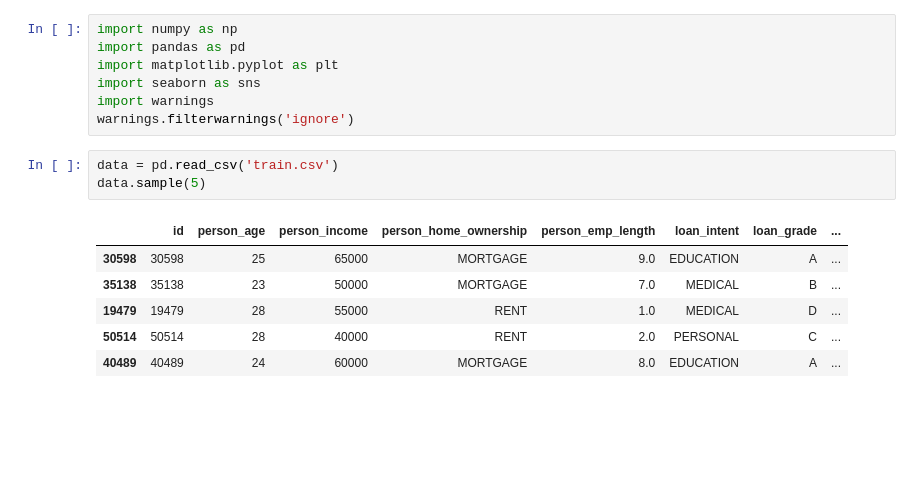
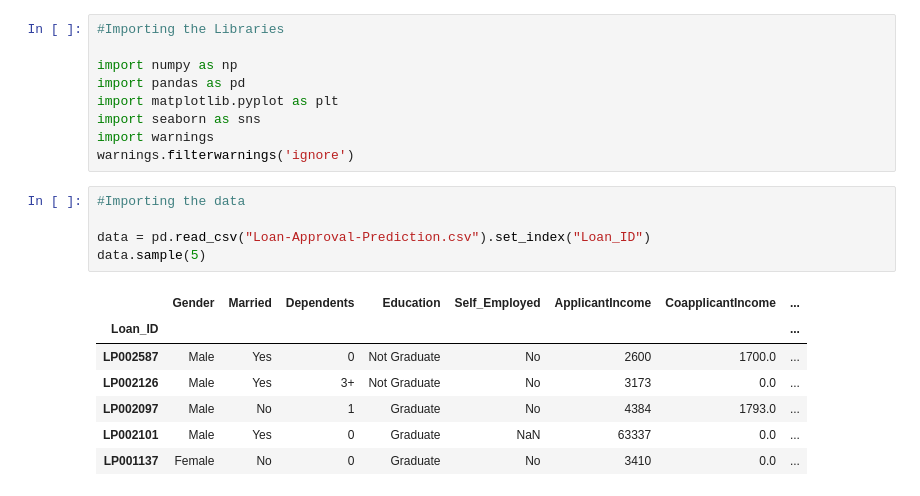
Before and after one commit to Hameedhullah/AI_ML-Course-, a Jupyter notebook: Loan_Approval_Prediction.ipynb, the cells around one changed output. Drawn from its saved outputs; the diff is of its cells as text; blank space fills up the shorter version.

```diff
--- a/Loan_Approval_Prediction.ipynb
+++ b/Loan_Approval_Prediction.ipynb
@@ -1,4 +1,6 @@
 # %%
+#Importing the Libraries
+
 import numpy as np
 import pandas as pd
 import matplotlib.pyplot as plt
@@ -6,12 +8,15 @@ import seaborn as sns
 import warnings
 warnings.filterwarnings('ignore')
 # %%
-data = pd.read_csv('train.csv')
+#Importing the data
+
+data = pd.read_csv("Loan-Approval-Prediction.csv").set_index("Loan_ID")
 data.sample(5)
 # %% [output]
-|  | id | person_age | person_income | person_home_ownership | person_emp_length | loan_intent | loan_grade | ... |
-| 30598 | 30598 | 25 | 65000 | MORTGAGE | 9.0 | EDUCATION | A | ... |
-| 35138 | 35138 | 23 | 50000 | MORTGAGE | 7.0 | MEDICAL | B | ... |
-| 19479 | 19479 | 28 | 55000 | RENT | 1.0 | MEDICAL | D | ... |
-| 50514 | 50514 | 28 | 40000 | RENT | 2.0 | PERSONAL | C | ... |
-| 40489 | 40489 | 24 | 60000 | MORTGAGE | 8.0 | EDUCATION | A | ... |
+|  | Gender | Married | Dependents | Education | Self_Employed | ApplicantIncome | CoapplicantIncome | ... |
+| Loan_ID |  |  |  |  |  |  |  | ... |
+| LP002587 | Male | Yes | 0 | Not Graduate | No | 2600 | 1700.0 | ... |
+| LP002126 | Male | Yes | 3+ | Not Graduate | No | 3173 | 0.0 | ... |
+| LP002097 | Male | No | 1 | Graduate | No | 4384 | 1793.0 | ... |
+| LP002101 | Male | Yes | 0 | Graduate | NaN | 63337 | 0.0 | ... |
+| LP001137 | Female | No | 0 | Graduate | No | 3410 | 0.0 | ... |
```
Also changed, not shown: parts of 9 cells of this notebook.
